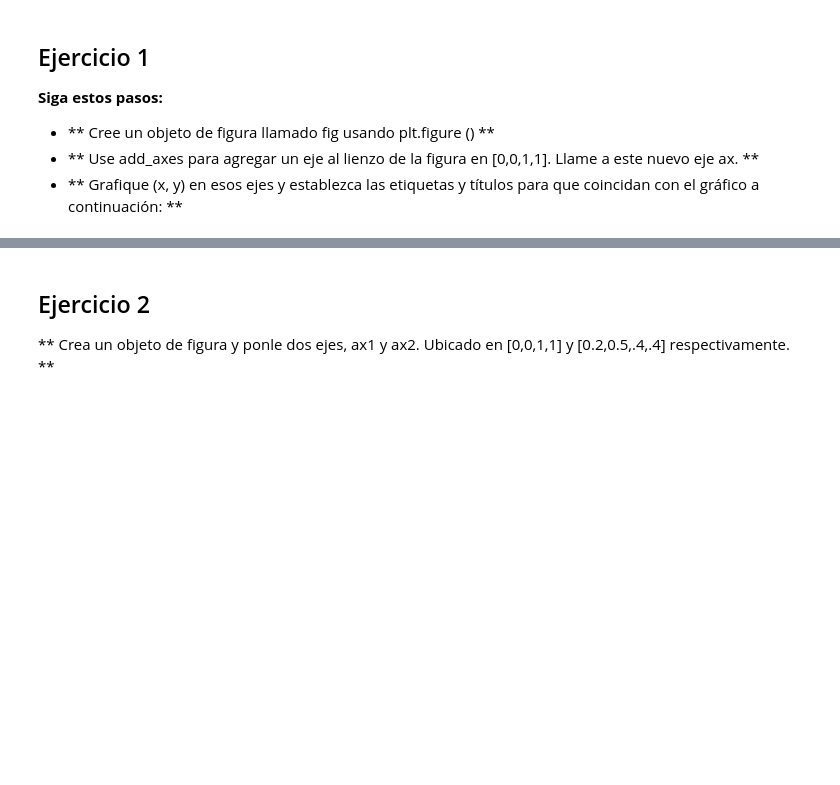
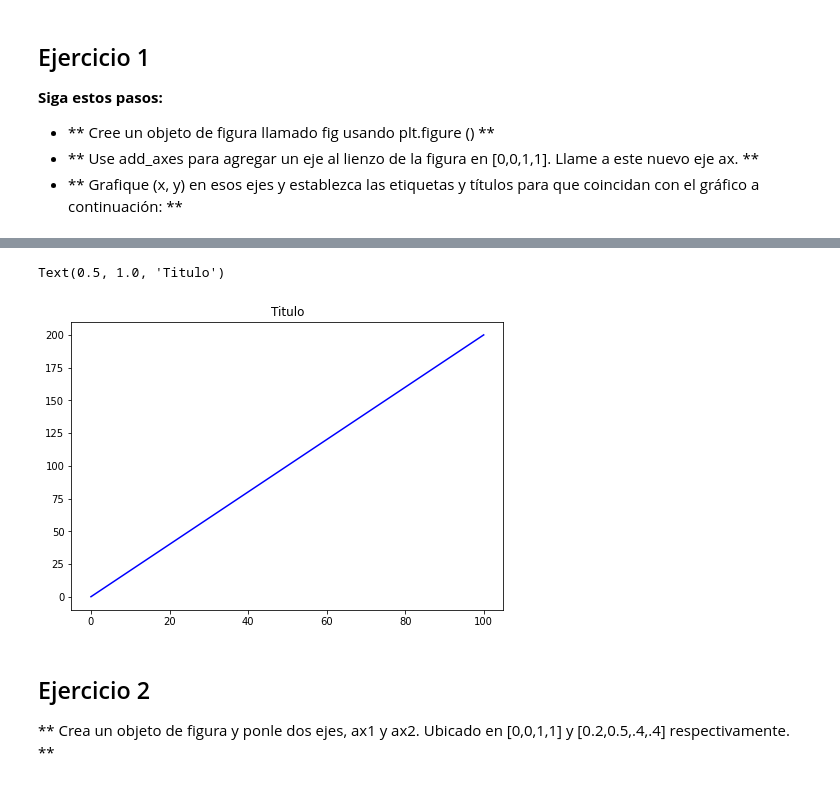
Before and after one commit to GGonzalesD/acc-python, a Jupyter notebook: 05-Visualizacion-Datos-con-Matplotlib/02-Matplotlib Ejercicios.ipynb, the cells around one changed output, grey strips where cells are left out. Saved outputs shown, nothing was run; the diff lists cells and outputs as text; code cells hidden in the pictures; blank space fills up the shorter version.

```diff
--- a/05-Visualizacion-Datos-con-Matplotlib/02-Matplotlib Ejercicios.ipynb
+++ b/05-Visualizacion-Datos-con-Matplotlib/02-Matplotlib Ejercicios.ipynb
@@ -38,3 +38,16 @@ Text(0.5, 1.0, 'titulo')
+# %%
+fig = plt.figure()
+
+x = np.arange(0, 101)
+y = 2*x
+
+axes = fig.add_axes([0, 0, 1, 1])
+
+axes.plot(x, y, 'b')
+axes.set_title("Titulo")
+# %% [output]
+Text(0.5, 1.0, 'Titulo')
+[figure, added]
 # %% [markdown]
 ## Ejercicio 2
 ** Crea un objeto de figura y ponle dos ejes, ax1 y ax2. Ubicado en [0,0,1,1] y [0.2,0.5,.4,.4] respectivamente. **
```
Also changed, not shown: parts of 16 cells of this notebook.
